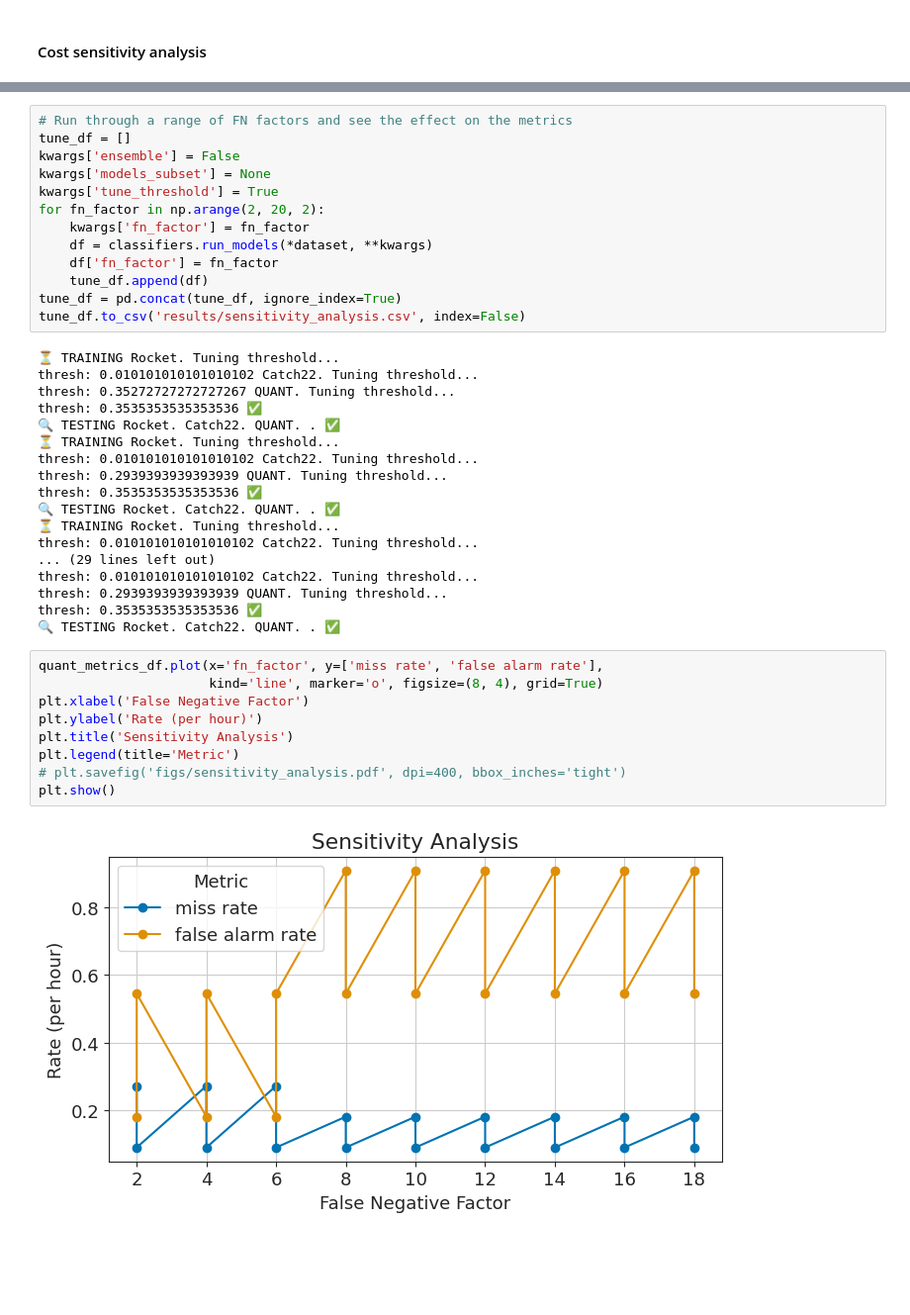
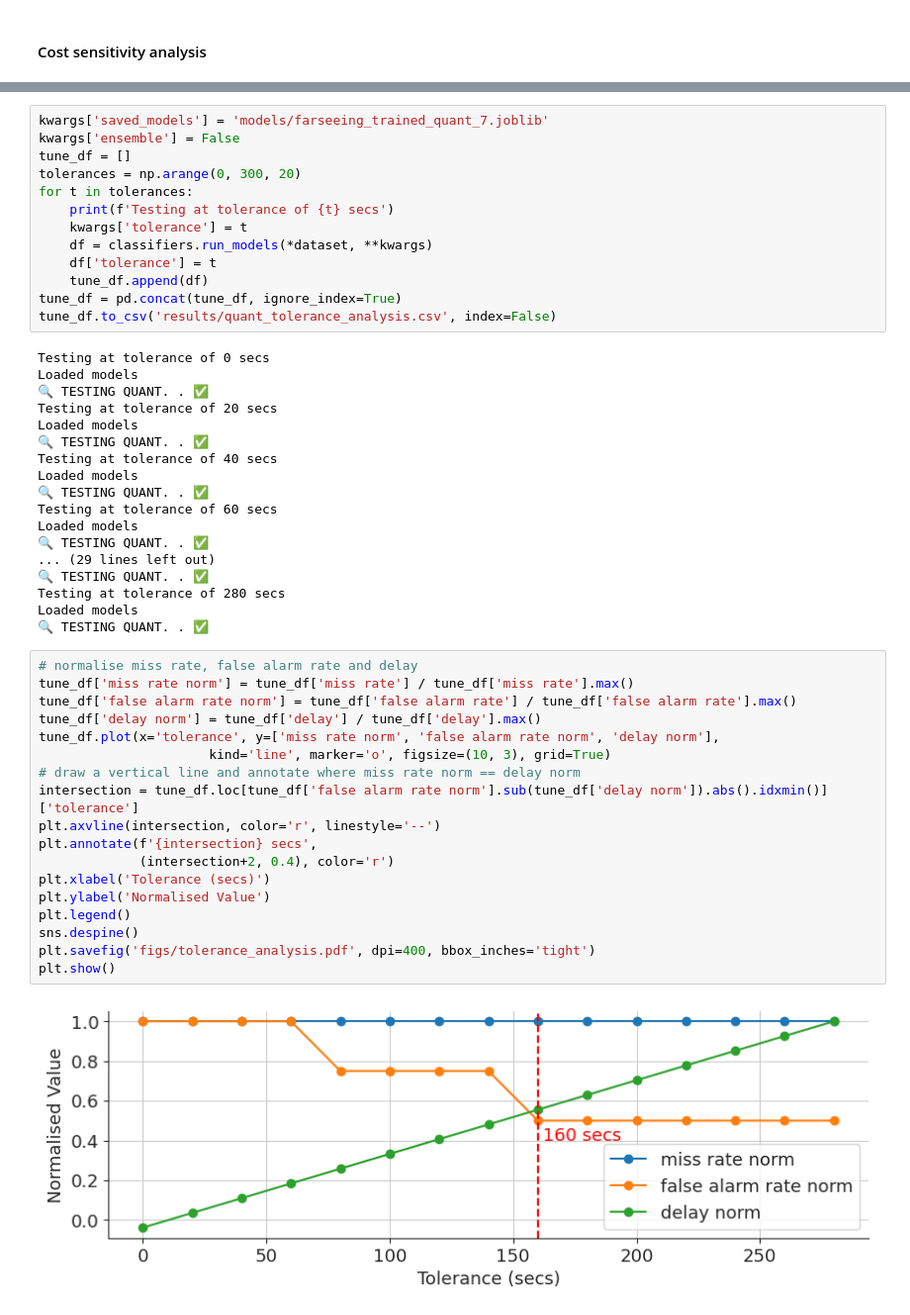
Before and after one commit to mlgig/fallstream, a Jupyter notebook: main_7sec.ipynb, the cells around one changed output, grey strips where cells are left out. Shown at 99% size. Saved outputs shown, nothing was run; the diff lists cells and outputs as text; blank space fills up the shorter version.

```diff
--- a/main_7sec.ipynb
+++ b/main_7sec.ipynb
@@ -226,42 +223,51 @@ plt.show()
 # %%
-# Run through a range of FN factors and see the effect on the metrics
+kwargs['saved_models'] = 'models/farseeing_trained_quant_7.joblib'
+kwargs['ensemble'] = False
 tune_df = []
-kwargs['ensemble'] = False
-kwargs['models_subset'] = None
-kwargs['tune_threshold'] = True
-for fn_factor in np.arange(2, 20, 2):
-	kwargs['fn_factor'] = fn_factor
+tolerances = np.arange(0, 300, 20)
+for t in tolerances:
+	print(f'Testing at tolerance of {t} secs')
+	kwargs['tolerance'] = t
 	df = classifiers.run_models(*dataset, **kwargs)
-	df['fn_factor'] = fn_factor
+	df['tolerance'] = t
 	tune_df.append(df)
 tune_df = pd.concat(tune_df, ignore_index=True)
-tune_df.to_csv('results/sensitivity_analysis.csv', index=False)
+tune_df.to_csv('results/quant_tolerance_analysis.csv', index=False)
 # %% [output]
-⏳ TRAINING Rocket. Tuning threshold...
-thresh: 0.010101010101010102 Catch22. Tuning threshold...
-thresh: 0.35272727272727267 QUANT. Tuning threshold...
-thresh: 0.3535353535353536 ✅
-🔍 TESTING Rocket. Catch22. QUANT. . ✅
-⏳ TRAINING Rocket. Tuning threshold...
-thresh: 0.010101010101010102 Catch22. Tuning threshold...
-thresh: 0.2939393939393939 QUANT. Tuning threshold...
-thresh: 0.3535353535353536 ✅
-🔍 TESTING Rocket. Catch22. QUANT. . ✅
-⏳ TRAINING Rocket. Tuning threshold...
-thresh: 0.010101010101010102 Catch22. Tuning threshold...
+Testing at tolerance of 0 secs
+Loaded models
+🔍 TESTING QUANT. . ✅
+Testing at tolerance of 20 secs
+Loaded models
+🔍 TESTING QUANT. . ✅
+Testing at tolerance of 40 secs
+Loaded models
+🔍 TESTING QUANT. . ✅
+Testing at tolerance of 60 secs
+Loaded models
+🔍 TESTING QUANT. . ✅
 ... (29 lines left out)
-thresh: 0.010101010101010102 Catch22. Tuning threshold...
-thresh: 0.2939393939393939 QUANT. Tuning threshold...
-thresh: 0.3535353535353536 ✅
-🔍 TESTING Rocket. Catch22. QUANT. . ✅
+🔍 TESTING QUANT. . ✅
+Testing at tolerance of 280 secs
+Loaded models
+🔍 TESTING QUANT. . ✅
 # %%
-quant_metrics_df.plot(x='fn_factor', y=['miss rate', 'false alarm rate'],
-					  kind='line', marker='o', figsize=(8, 4), grid=True)
-plt.xlabel('False Negative Factor')
-plt.ylabel('Rate (per hour)')
-plt.title('Sensitivity Analysis')
-plt.legend(title='Metric')
-# plt.savefig('figs/sensitivity_analysis.pdf', dpi=400, bbox_inches='tight')
+# normalise miss rate, false alarm rate and delay
+tune_df['miss rate norm'] = tune_df['miss rate'] / tune_df['miss rate'].max()
+tune_df['false alarm rate norm'] = tune_df['false alarm rate'] / tune_df['false alarm rate'].max()
+tune_df['delay norm'] = tune_df['delay'] / tune_df['delay'].max()
+tune_df.plot(x='tolerance', y=['miss rate norm', 'false alarm rate norm', 'delay norm'],
+					  kind='line', marker='o', figsize=(10, 3), grid=True)
+# draw a vertical line and annotate where miss rate norm == delay norm
+intersection = tune_df.loc[tune_df['false alarm rate norm'].sub(tune_df['delay norm']).abs().idxmin()]['tolerance']
+plt.axvline(intersection, color='r', linestyle='--')
+plt.annotate(f'{intersection} secs',
+			 (intersection+2, 0.4), color='r')
+plt.xlabel('Tolerance (secs)')
+plt.ylabel('Normalised Value')
+plt.legend()
+sns.despine()
+plt.savefig('figs/tolerance_analysis.pdf', dpi=400, bbox_inches='tight')
 plt.show()
 # %% [output]
-[figure, old version]
+[figure, new version]
```
Also changed, not shown: parts of 23 cells of this notebook, 32 other files.
